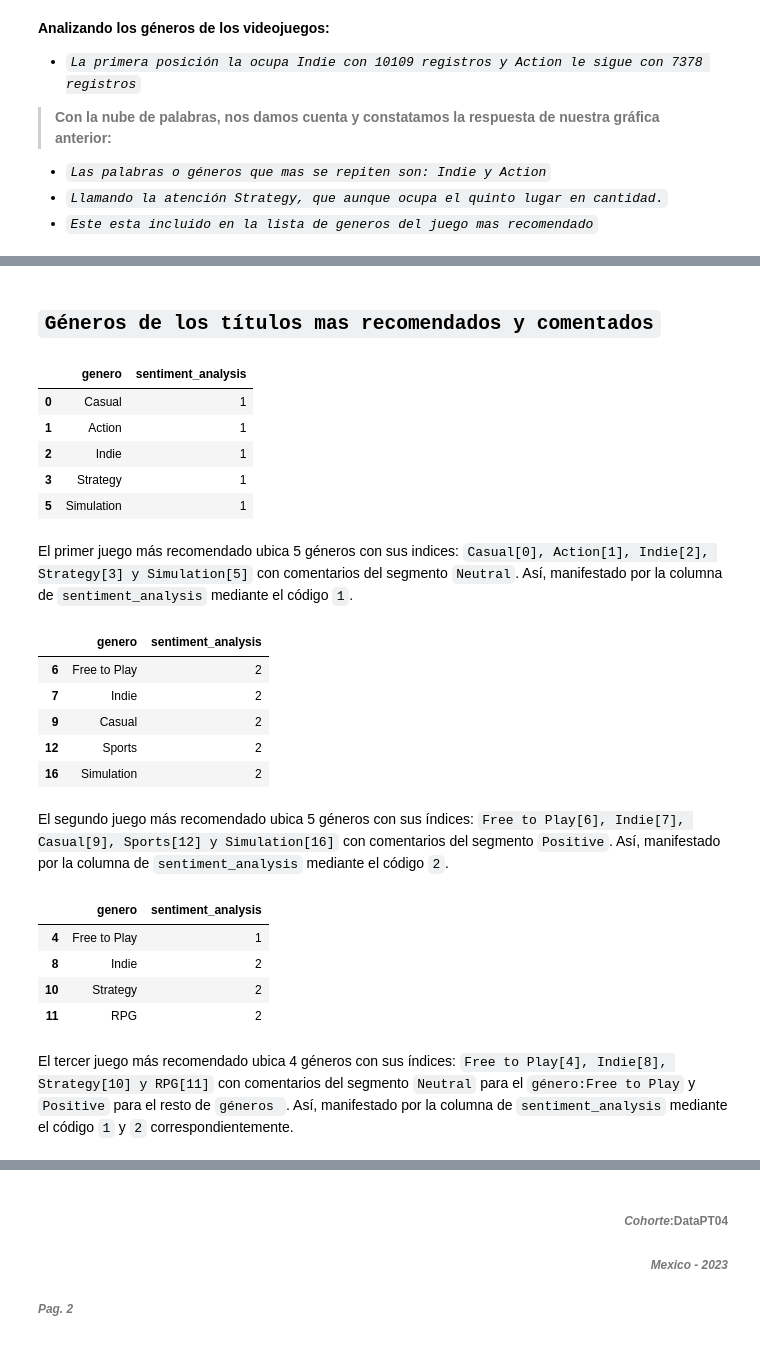
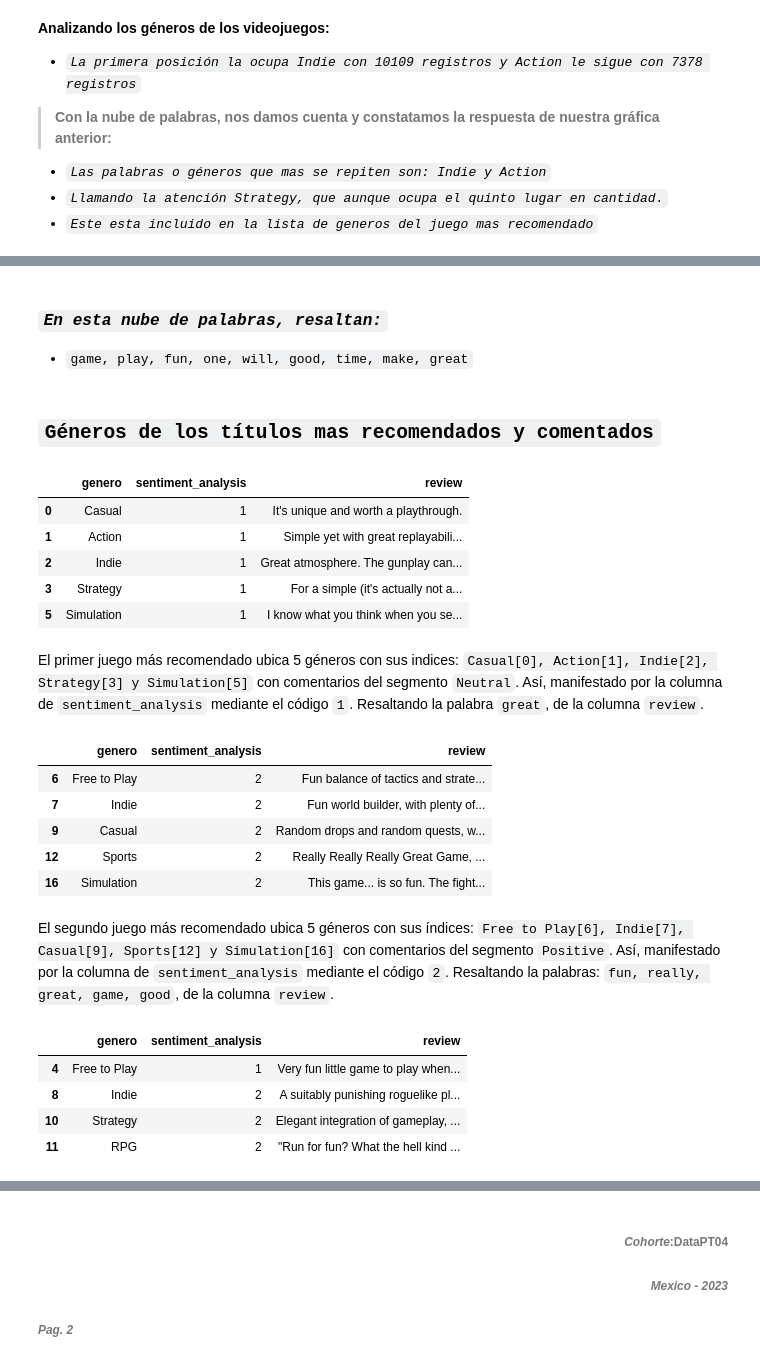
Before and after one commit to JBE777/PI_ML_OPS, a Jupyter notebook: EDA_Exploración_y_Análisis_de_datos.ipynb, the cells around one changed output, grey strips where cells are left out. Saved outputs shown, nothing was run; the diff lists cells and outputs as text; code cells hidden in the pictures.

```diff
--- a/EDA_Exploración_y_Análisis_de_datos.ipynb
+++ b/EDA_Exploración_y_Análisis_de_datos.ipynb
@@ -471,40 +484,42 @@ plt.axis('off');
+# %% [markdown]
+### *`En esta nube de palabras, resaltan:`*
+* `game, play, fun, one, will, good, time, make, great`
 # %% [markdown]
 ## `Géneros de los títulos mas recomendados y comentados`
 # %%
 # Identificado el juego más recomendado con su respectivo 'id', veamos cuales son los géneros más comentados.
-lista_gen_titulo_1ra_rec= df[(df.recommend==True)&(df.title=='Lost Summoner Kitty')&(df.id==761140.0)][['genero','sentiment_analysis']]
+lista_gen_titulo_1ra_rec= df[(df.recommend==True)&(df.title=='Lost Summoner Kitty')&(df.id==761140.0)][['genero','sentiment_analysis','review']]
 lista_gen_titulo_1ra_rec
 # %% [output]
-|  | genero | sentiment_analysis |
-| 0 | Casual | 1 |
-| 1 | Action | 1 |
-| 2 | Indie | 1 |
-| 3 | Strategy | 1 |
-| 5 | Simulation | 1 |
+|  | genero | sentiment_analysis | review |
+| 0 | Casual | 1 | It's unique and worth a playthrough. |
+| 1 | Action | 1 | Simple yet with great replayabili... |
+| 2 | Indie | 1 | Great atmosphere. The gunplay can... |
+| 3 | Strategy | 1 | For a simple (it's actually not a... |
+| 5 | Simulation | 1 | I know what you think when you se... |
-# %% [markdown]
-El primer juego más recomendado ubica 5 géneros con sus indices: `Casual[0], Action[1], Indie[2], Strategy[3] y Simulation[5]` con comentarios del segmento `Neutral`. Así, manifestado por la columna de `sentiment_analysis` mediante el código `1`.
+# %% [markdown]
+El primer juego más recomendado ubica 5 géneros con sus indices: `Casual[0], Action[1], Indie[2], Strategy[3] y Simulation[5]` con comentarios del segmento `Neutral`. Así, manifestado por la columna de `sentiment_analysis` mediante el código `1`. Resaltando la palabra `great`, de la columna `review`.
 # %%
 # Identificado el segundo juego más recomendado con su respectivo 'id', veamos cuales son los géneros más comentados.
-lista_gen_titulo_2da_rec = df[(df.recommend==True)&(df.title=='Real Pool 3D - Poolians')&(df.id==670290.0)][['genero','sentiment_analysis']]
+lista_gen_titulo_2da_rec = df[(df.recommend==True)&(df.title=='Real Pool 3D - Poolians')&(df.id==670290.0)][['genero','sentiment_analysis','review']]
 lista_gen_titulo_2da_rec
 # %% [output]
-|  | genero | sentiment_analysis |
-| 6 | Free to Play | 2 |
-| 7 | Indie | 2 |
-| 9 | Casual | 2 |
-| 12 | Sports | 2 |
-| 16 | Simulation | 2 |
+|  | genero | sentiment_analysis | review |
+| 6 | Free to Play | 2 | Fun balance of tactics and strate... |
+| 7 | Indie | 2 | Fun world builder, with plenty of... |
+| 9 | Casual | 2 | Random drops and random quests, w... |
+| 12 | Sports | 2 | Really Really Really Great Game, ... |
+| 16 | Simulation | 2 | This game... is so fun. The fight... |
-# %% [markdown]
-El segundo juego más recomendado ubica 5 géneros con sus índices: `Free to Play[6], Indie[7], Casual[9], Sports[12] y Simulation[16]` con comentarios del segmento `Positive`. Así, manifestado por la columna de `sentiment_analysis` mediante el código `2`.
+# %% [markdown]
+El segundo juego más recomendado ubica 5 géneros con sus índices: `Free to Play[6], Indie[7], Casual[9], Sports[12] y Simulation[16]` con comentarios del segmento `Positive`. Así, manifestado por la columna de `sentiment_analysis` mediante el código `2`.
+Resaltando la palabras: `fun, really, great, game, good`, de la columna `review`.
 # %%
 # Identificado el tercer juego más recomendado con su respectivo 'id', veamos cuales son los géneros más comentados.
-lista_gen_titulo_3era_rec = df[(df.recommend==True)&(df.title=='Ironbound')&(df.id==643980.0)][['genero','sentiment_analysis']]
+lista_gen_titulo_3era_rec = df[(df.recommend==True)&(df.title=='Ironbound')&(df.id==643980.0)][['genero','sentiment_analysis','review']]
 lista_gen_titulo_3era_rec
 # %% [output]
-|  | genero | sentiment_analysis |
-| 4 | Free to Play | 1 |
-| 8 | Indie | 2 |
-| 10 | Strategy | 2 |
-| 11 | RPG | 2 |
+|  | genero | sentiment_analysis | review |
+| 4 | Free to Play | 1 | Very fun little game to play when... |
+| 8 | Indie | 2 | A suitably punishing roguelike pl... |
+| 10 | Strategy | 2 | Elegant integration of gameplay, ... |
+| 11 | RPG | 2 | "Run for fun? What the hell kind ... |
-# %% [markdown]
-El tercer juego más recomendado ubica 4 géneros con sus índices: `Free to Play[4], Indie[8], Strategy[10] y RPG[11]` con comentarios del segmento `Neutral` para el `género:Free to Play` y `Positive` para el resto de `géneros `. Así, manifestado por la columna de `sentiment_analysis` mediante el código `1` y `2` correspondientemente.
```
Also changed, not shown: parts of 14 cells of this notebook, 4 other files.
